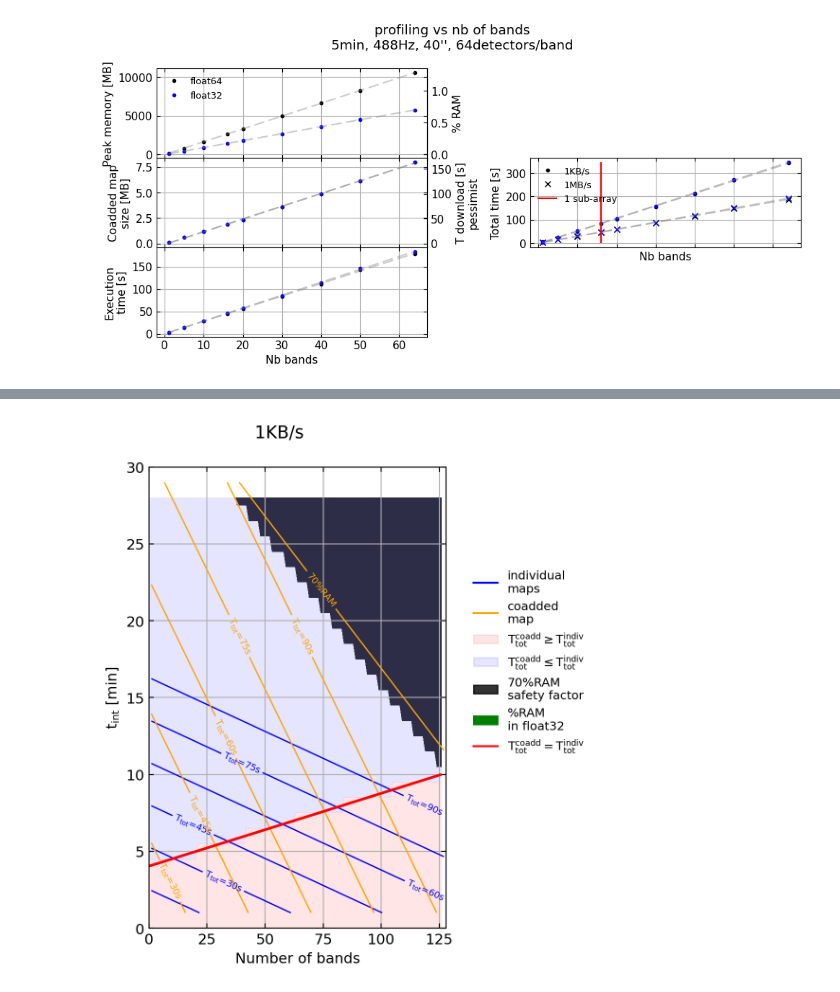
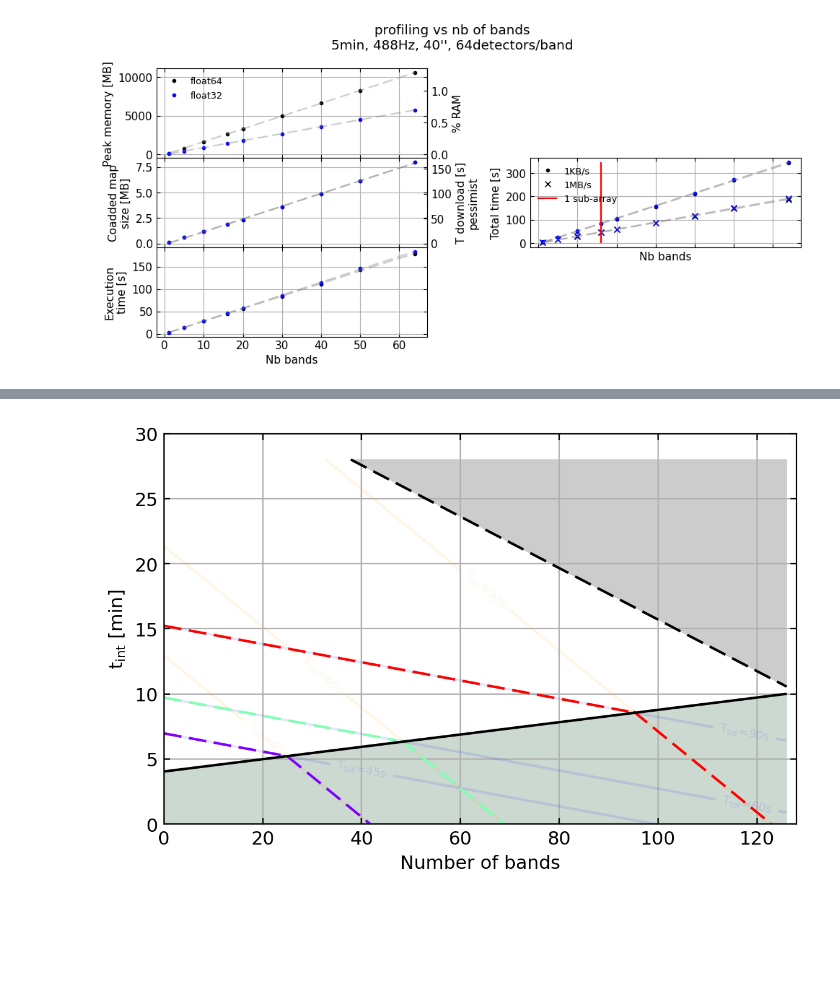
Before and after one commit to tim-balloon/TIM_analysis, a Jupyter notebook: namap/profiling.ipynb, the cells around one changed output, grey strips where cells are left out. Saved outputs shown, nothing was run; the diff lists cells and outputs as text; code cells hidden in the pictures; blank space fills up the shorter version.

```diff
--- a/namap/profiling.ipynb
+++ b/namap/profiling.ipynb
@@ -200,8 +203,8 @@ fig.subplots_adjust(hspace=0)
 [figure]
 # %%
 fig, axs = plt.subplots(3,2,figsize=(10,5), sharex=True,)
-axm, axb, axt, axT = axs[0,0], axs[1,0], axs[2,0],axs[1,1]
-axs[2,1].axis('off')
+axm, axb, axt, axT = axs[0,0], axs[1,0], axs[2,0],axs[2,1]
+axs[1,1].axis('off')
 axs[0,1].axis('off')
 
 key = 'profiling vs nb bands'
@@ -272,6 +275,8 @@ axm.set_ylabel('Peak memory [MB]')
 axt.set_ylabel('Execution\ntime [s]')
 fig.suptitle("profiling vs nb of bands\n5min, 488Hz, 40'', 64detectors/band")
 axt.set_xlabel("Nb bands")
+axT.set_xlabel("Nb bands")
+
 axb.set_ylabel('Coadded map\nsize [MB]')
 
 axT.set_ylabel('Total time [s]')
@@ -647,7 +652,7 @@ for telemetry, colort, label in zip((0.048828125, 1), ('r','b'), ('1KB/s','1MB/s
     cbar.set_label('$\\rm T_{tot}$ [min]')
     '''
     # --- Add constant Ttot lines
-    levels = np.asarray((15,30,45,60,75,90))/60  # 6 contour levels
+    levels = np.asarray((30,45,60,75,90))/60  # 6 contour levels
     CS = ax.contour(Ttot, levels=levels, colors=colort, linewidths=1.0,
                     extent=[x.min(), x.max(), y.min(), y.max()])
     ax.clabel(CS, inline=True, fmt=lambda v: "$\\rm T^{indiv}_{tot}$="+f"{v*60:.0f}s", fontsize=7, colors=colort)
@@ -712,7 +717,7 @@ ax.legend(handles=patchs, bbox_to_anchor = (1.5,0.8))
 # %%
 for telemetry, colort, label_telemetry in zip((0.048828125, 1), ('r','b'), ('1KB/s','1MB/s')):
     patchs = []
-    fig, ax = plt.subplots(figsize=(8/2,12/2), dpi=200)
+    fig, ax = plt.subplots(figsize=(6,4), dpi=200)
     ax.set_xlim(0,64*2)
     ax.set_xlabel('Number of bands')
     ax.set_ylim(0,30)
@@ -720,11 +725,13 @@ for telemetry, colort, label_telemetry in zip((0.048828125, 1), ('r','b'), ('1KB
 
     linear_params_list = np.zeros((2,4))
     Ttot_list = []
+    levels = np.asarray((45,60,90))/60
+    dict_coords = {}
 
-    for i, (dictfile, map_compression, color, label) in enumerate(zip(('fits_and_hdf5/namap_perf_profiling_individual_maps.p',
+
+    for i, (dictfile, map_compression, color, ls, label) in enumerate(zip(('fits_and_hdf5/namap_perf_profiling_individual_maps.p',
                                                                        'fits_and_hdf5/namap_perf_profiling_coadded_maps.p'),
-                                                ('individual.fits.gz','coadd.fits'), ('b','orange'), ('individual\nmaps','coadded\nmap'))):
-
+                                                ('individual.fits.gz','coadd.fits'), ('b','orange'), ('solid', '--'), ('individual\nmaps','coadded\nmap'))):
         perfs = pickle.load( open(dictfile, 'rb'))
         patch = mlines.Line2D([], [], color=color, linestyle='solid',label=label); patchs.append(patch)
 
@@ -754,14 +761,12 @@ for telemetry, colort, label_telemetry in zip((0.048828125, 1), ('r','b'), ('1KB
         cbar.set_label('Peak Memory [%]')
         '''
 
-
-        levels = (0.7,)  # 6 contour levels
-                # Compute the shaded region first
-        CS = ax.contour(peak_mem_tot, levels=levels, colors=color, linewidths=1.0,linestyle = ':',
-                        extent=[x.min(), x.max(), y.min(), y.max()])
-        ax.contourf(peak_mem_tot > levels[0], levels=[0.5, 1.5], colors=['k'], alpha=0.8)
-        ax.clabel(CS, inline=True, fmt=lambda v: f"{v*100:.0f}%RAM", fontsize=7, colors=color)
-
+        norm = cm.colors.Normalize(vmax=1.1, vmin=0)
+        cmap = cm.binary
+        cset1 = ax.contourf(peak_mem_tot, levels=[0.7,1.1], norm=norm,linewidths=1.0,linestyle = ':',
+                       cmap=cmap.resampled(2 - 1), alpha=0.2)
+        cset2 = ax.contour(peak_mem_tot, cset1.levels, colors='k')
+        cset2.set_linestyle(ls)
 
         #------------------------------
         key = 'profiling vs nb bands'
@@ -795,44 +800,87 @@ for telemetry, colort, label_telemetry in zip((0.048828125, 1), ('r','b'), ('1KB
         cbar = fig.colorbar(im, cax=cax)
         cbar.set_label('$\\rm T_{tot}$ [min]')
         '''
+
         # --- Add constant Ttot lines
-        levels = np.asarray((15,30,45,60,75,90))/60  # 6 contour levels
-        CS = ax.contour(Ttot, levels=levels, colors=color, linewidths=1.0,
-                        extent=[x.min(), x.max(), y.min(), y.max()])
-        ax.clabel(CS, inline=True, fmt=lambda v: "$\\rm T_{tot}$="+f"{v*60:.0f}s", fontsize=7, colors=color)
-        #------------------------------
+        dict_coords[i] = {}
+        for level in levels:
+            cset2 = ax.contour(Ttot, levels=(level,), colors=color, alpha=0.1)
+            coords = cset2.collections[0].get_paths()[0].vertices
+            ax.clabel(cset2, inline=True, fmt=lambda v: "$\\rm T_{tot}$="+f"{v*60:.0f}s", fontsize=7, colors=color,)
+            dict_coords[i][level] = coords
+
 
 
     # Compute the difference field
+    cst_time_colors = cm.rainbow(np.linspace(0,1,len(levels)))
+    for level, levelcolor in zip(levels, cst_time_colors):
+
+        coords1 = dict_coords[0][level]
+        coords2 = dict_coords[1][level]
+
+        line1 = LineString(coords1)
+        line2 = LineString(coords2)
+        inter = line1.intersection(line2)
+        # Handle either Point or MultiPoint intersections
+        inter_pts = [inter] if inter.geom_type == 'Point' else list(inter.geoms)
+        p = np.array(inter_pts[0].coords[0])  # take first intersection
+
+        # --- 6️⃣ Find closest vertex to intersection in each contour ---
+        idx1 = np.argmin(np.sum((coords1 - p)**2, axis=1))
+        idx2 = np.argmin(np.sum((coords2 - p)**2, axis=1))
+
+        import numpy as np
+
+        def line_angle(x, y):
+            dx = x[1] - x[0]
+            dy = y[1] - y[0]
+            return np.abs(np.degrees(np.arctan2(dy, dx)))
+
+        angle_A = line_angle((coords1[idx1,0], coords1[idx1-1,0]), (coords1[idx1,1], coords1[idx1-1,1]))
+        angle_B = line_angle((coords2[idx2,0], coords2[idx2-1,0]), (coords2[idx2,1], coords2[idx2-1,1]))
+
+        # --- 7️⃣ Plot partial lines ---
+        #if(coords1[0,1] - coords2[0,1] < 0): #inter.is_empty
+        if angle_A > angle_B:
+            ax.plot(coords1[:idx1,0], coords1[:idx1,1], color=levelcolor, ls='--',)
+            ax.plot(coords2[idx2:,0], coords2[idx2:,1], color=levelcolor, ls='--',)
+        else:
+            ax.plot(coords1[idx1:,0], coords1[idx1:,1], color=levelcolor, ls='--',)
+            ax.plot(coords2[:idx2,0], coords2[:idx2,1], color=levelcolor, ls='--',)
+
+
     diff = np.diff(np.asarray(Ttot_list), axis=0)[0] #indiv-coadde
-    contour = ax.contour(diff, levels=[0], colors='r', linewidths=2)
-
-    ax.contourf(diff > 0, levels=[0.5, 1.5], colors=['red'], alpha=0.1)
-    ax.contourf(diff < 0, levels=[0.5, 1.5], colors=['blue'], alpha=0.1)
+    norm = cm.colors.Normalize(vmax=1.1, vmin=0)
+    cmap = cm.PRGn
+    cset1 = ax.contourf(diff, levels=[0,diff.max()], norm=norm,linewidths=1.0,linestyle = 'solid',
+                    cmap=cmap.resampled(2 - 1), alpha=0.2)
+    cset2 = ax.contour(diff, cset1.levels, colors='k')
 
     '''
     im = ax.imshow(diff,cmap='binary')
     divider = make_axes_locatable(ax)
     cax = divider.append_axes("right", size="5%", pad=0.05)
     cbar = fig.colorbar(im, cax=cax)
     cbar.set_label('$\\rm T_{tot}$ [min]')
     '''
 
     '''
     delta_params = np.diff(linear_params_list, axis=0)
     y_boundary = -(delta_params[0][2] * x + delta_params[0][1] + delta_params[0][3]) / delta_params[0][0]
     ax.plot(x, y_boundary, 'r', lw=2, label='execution = telemetry')
     '''
-    fig.suptitle(f'{label_telemetry}')
     fig.tight_layout()
+
+    '''
     patch = mpatches.Patch(color='r',  alpha=0.1,label='$\\rm T^{coadd}_{tot} \geq T^{indiv}_{tot}$'); patchs.append(patch);
     patch = mpatches.Patch(color='b',  alpha=0.1,label='$\\rm T^{coadd}_{tot} \leq T^{indiv}_{tot}$'); patchs.append(patch);
     patch = mpatches.Patch(color='k',  alpha=0.8,label='70%RAM\nsafety factor'); patchs.append(patch);
     patch = mpatches.Patch(color='g', label='%RAM\nin float32'); patchs.append(patch);
 
     patch = mlines.Line2D([], [], color='r', linestyle='solid',label='$\\rm T^{coadd}_{tot} = T^{indiv}_{tot}$'); patchs.append(patch)
 
 
     ax.legend(handles=patchs, bbox_to_anchor = (1.5,0.8))
+    '''
 # %% [output]
-[figure, old version]
+[figure, new version]
```
Also changed, not shown: parts of 20 cells of this notebook, 3 other files.
